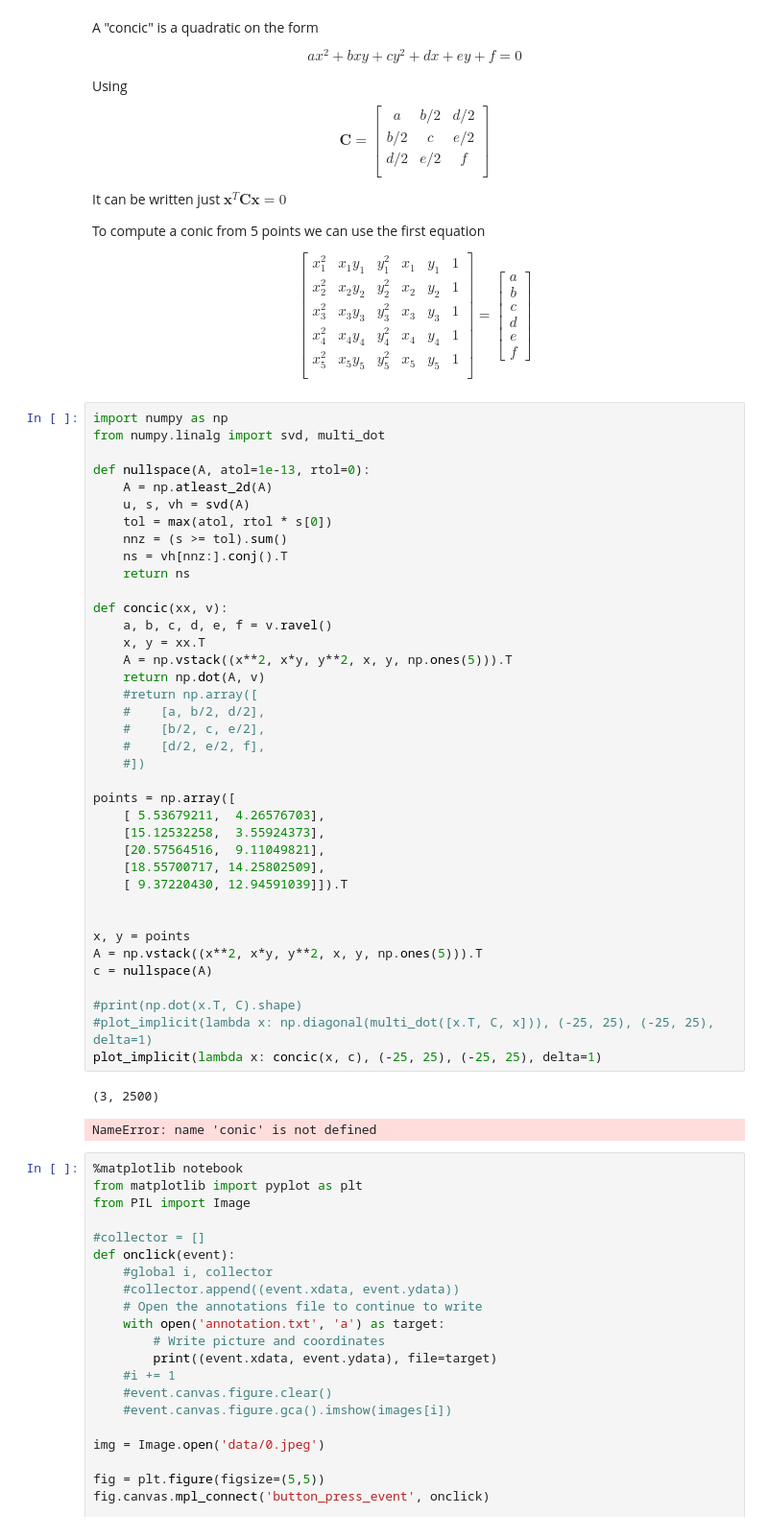
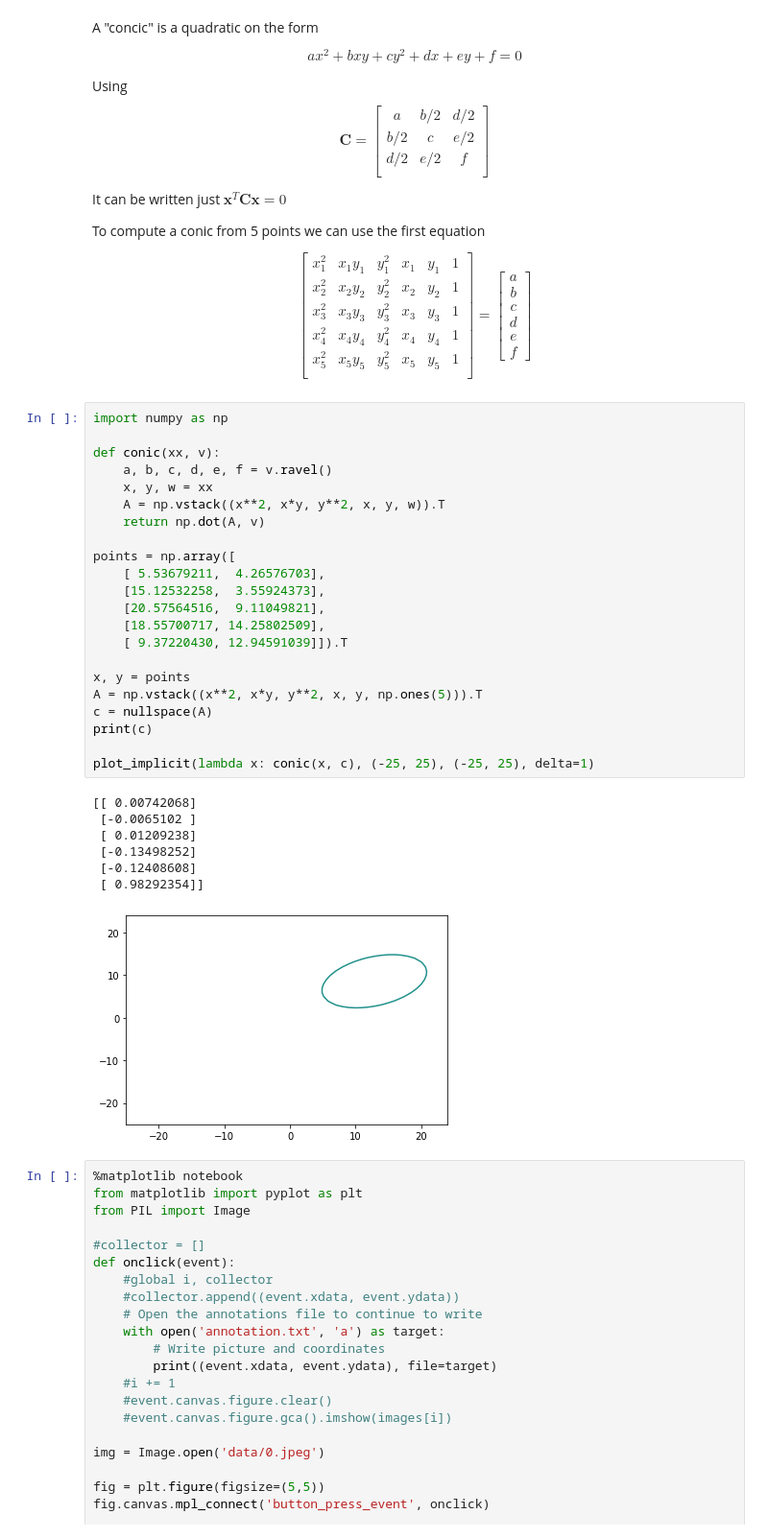
Before and after one commit to vidstige/mini-sfm, a Jupyter notebook: sfm.ipynb, the cells around one changed output. Shown at 96% size. Saved outputs shown, nothing was run; the diff lists cells and outputs as text.

```diff
--- a/sfm.ipynb
+++ b/sfm.ipynb
@@ -79,45 +107,34 @@ a \\ b \\ c \\ d \\ e \\ f
 $$
 # %%
 import numpy as np
-from numpy.linalg import svd, multi_dot
 
-def nullspace(A, atol=1e-13, rtol=0):
-    A = np.atleast_2d(A)
-    u, s, vh = svd(A)
-    tol = max(atol, rtol * s[0])
-    nnz = (s >= tol).sum()
-    ns = vh[nnz:].conj().T
-    return ns
-
-def concic(xx, v):
+def conic(xx, v):
     a, b, c, d, e, f = v.ravel()
-    x, y = xx.T
-    A = np.vstack((x**2, x*y, y**2, x, y, np.ones(5))).T
+    x, y, w = xx
+    A = np.vstack((x**2, x*y, y**2, x, y, w)).T
     return np.dot(A, v)
-    #return np.array([
-    #    [a, b/2, d/2],
-    #    [b/2, c, e/2],
-    #    [d/2, e/2, f],
-    #])
 
 points = np.array([
     [ 5.53679211,  4.26576703],
     [15.12532258,  3.55924373],
     [20.57564516,  9.11049821],
     [18.55700717, 14.25802509],
     [ 9.37220430, 12.94591039]]).T
 
-
 x, y = points
 A = np.vstack((x**2, x*y, y**2, x, y, np.ones(5))).T
 c = nullspace(A)
+print(c)
 
-#print(np.dot(x.T, C).shape)
-#plot_implicit(lambda x: np.diagonal(multi_dot([x.T, C, x])), (-25, 25), (-25, 25), delta=1)
-plot_implicit(lambda x: concic(x, c), (-25, 25), (-25, 25), delta=1)
+plot_implicit(lambda x: conic(x, c), (-25, 25), (-25, 25), delta=1)
 # %% [output]
-(3, 2500)
+[[ 0.00742068]
+ [-0.0065102 ]
+ [ 0.01209238]
+ [-0.13498252]
+ [-0.12408608]
+ [ 0.98292354]]
-NameError: name 'conic' is not defined
+[figure, added]
 # %%
 %matplotlib notebook
 from matplotlib import pyplot as plt
```
Also changed, not shown: parts of 4 cells of this notebook.
